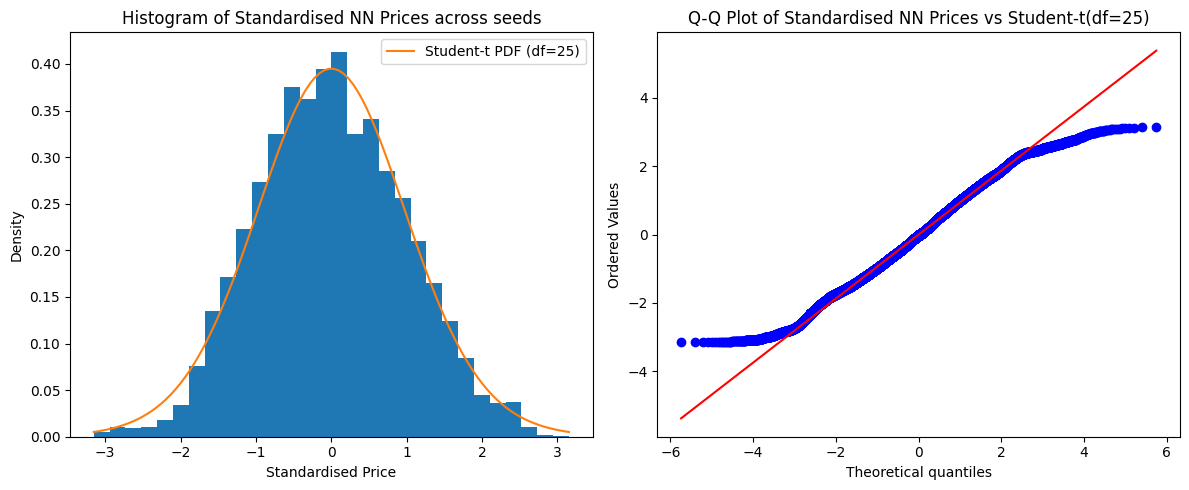
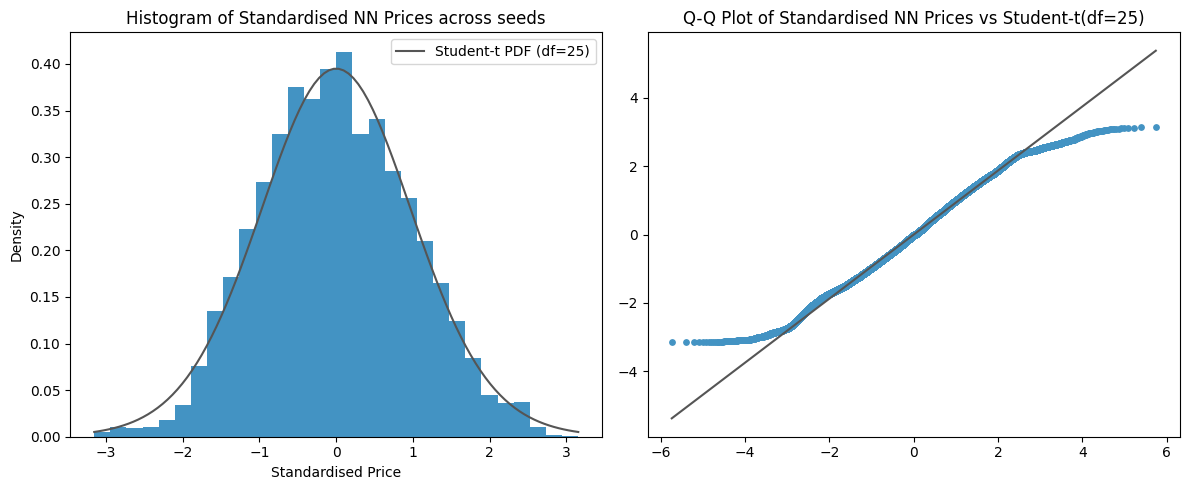
Unified diff of the notebook cell whose output changed from the first chart to the second:
--- before
+++ after
@@ -12,7 +12,6 @@
 plt.figure(figsize=figsize2)
 plt.subplot(1, 2, 1)
-plt.hist(nn_prices_standardised.flatten(), bins=30, density=True)
-# plt.plot(x, norm.pdf(x), label='Standard Normal PDF')
-plt.plot(x, t.pdf(x, df=ddof), label=f'Student-t PDF (df={ddof})')
+plt.hist(nn_prices_standardised.flatten(), bins=30, density=True, color=BLUE)
+plt.plot(x, t.pdf(x, df=ddof), label=f'Student-t PDF (df={ddof})', color=GRAPHITE)
 plt.xlabel('Standardised Price')
 plt.ylabel('Density')
@@ -22,5 +21,9 @@
 ## qq plot
 plt.subplot(1, 2, 2)
-probplot(nn_prices_standardised.flatten(), dist=t, sparams=(ddof,), plot=plt)
+(osm, osr), (slope, intercept, r) = probplot(
+    nn_prices_standardised.flatten(), dist=t, sparams=(ddof,), plot=None
+)
+plt.scatter(osm, osr, color=BLUE, s=15)
+plt.plot(osm, slope * osm + intercept, color=GRAPHITE)
 plt.title(f'Q-Q Plot of Standardised NN Prices vs Student-t(df={ddof})')
 

Commit: beautify plots